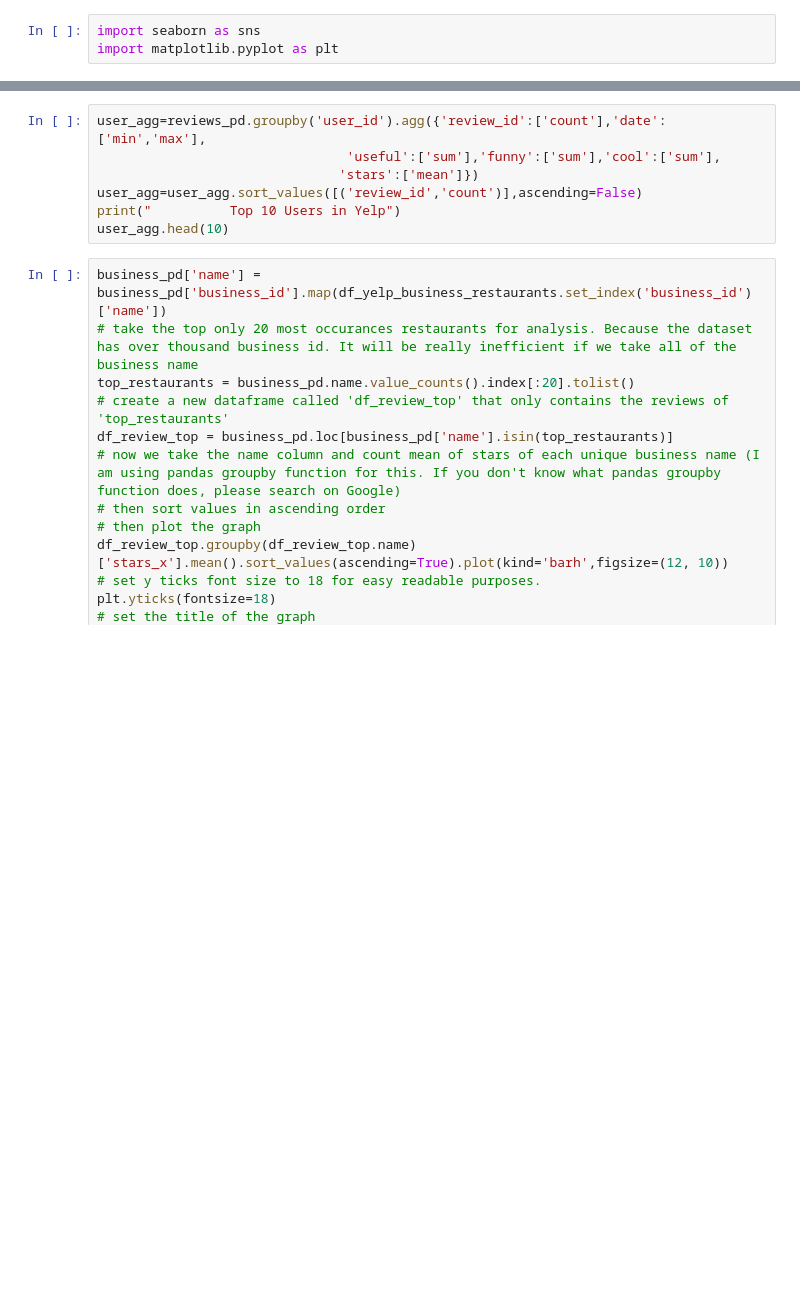
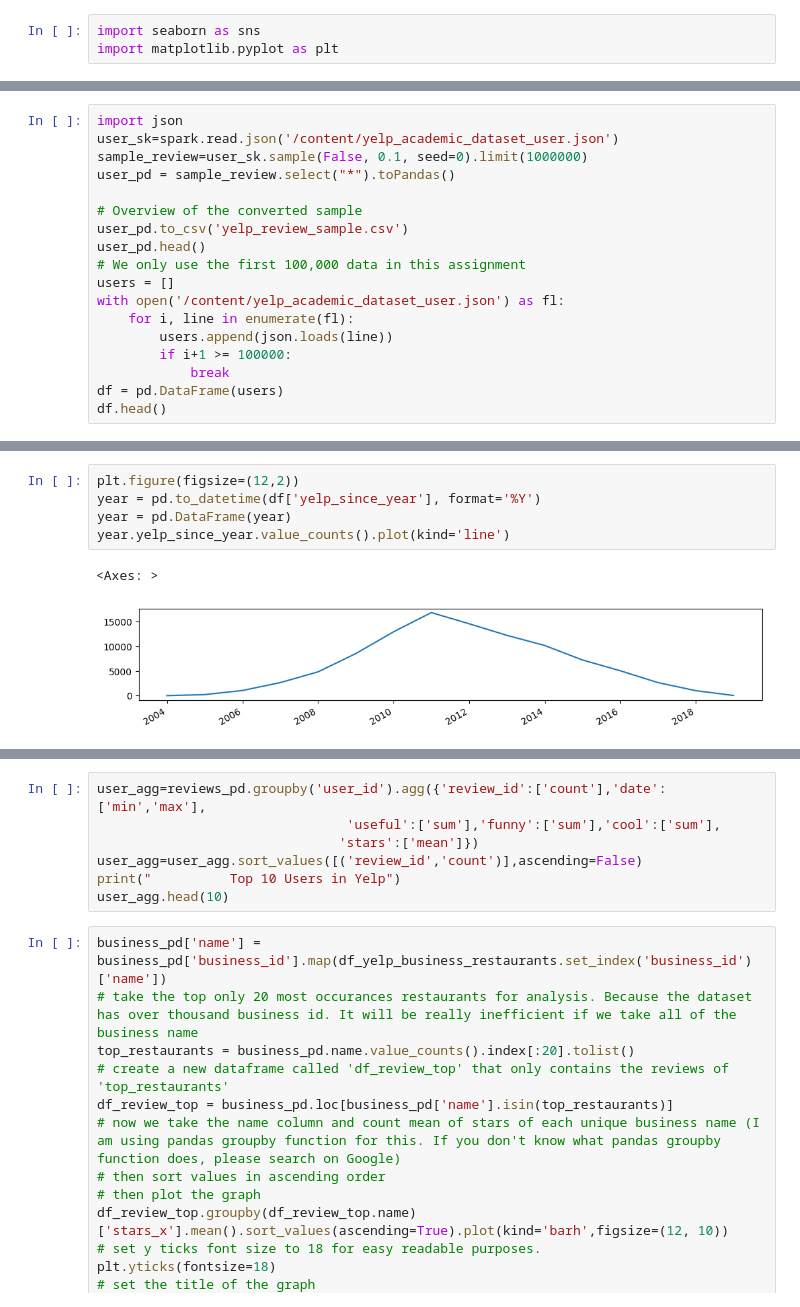
Before and after one commit to gbr-git/Masters_Project, a Jupyter notebook: Customer_Feedback_Analysis_Project.ipynb, the cells around one changed output, grey strips where cells are left out. Saved outputs shown, nothing was run; the diff lists cells and outputs as text; blank space fills up the shorter version.

```diff
--- a/Customer_Feedback_Analysis_Project.ipynb
+++ b/Customer_Feedback_Analysis_Project.ipynb
@@ -202,0 +392,18 @@ rp = pt.RainCloud(x=review_business_data_merged['stars_x'],y=review_business_dat
+# %%
+import json
+user_sk=spark.read.json('/content/yelp_academic_dataset_user.json')
+sample_review=user_sk.sample(False, 0.1, seed=0).limit(1000000)
+user_pd = sample_review.select("*").toPandas()
+
+# Overview of the converted sample
+user_pd.to_csv('yelp_review_sample.csv')
+user_pd.head()
+# We only use the first 100,000 data in this assignment
+users = []
+with open('/content/yelp_academic_dataset_user.json') as fl:
+    for i, line in enumerate(fl):
+        users.append(json.loads(line))
+        if i+1 >= 100000:
+            break
+df = pd.DataFrame(users)
+df.head()
@@ -202,0 +487,8 @@ rp = pt.RainCloud(x=review_business_data_merged['stars_x'],y=review_business_dat
+# %%
+plt.figure(figsize=(12,2))
+year = pd.to_datetime(df['yelp_since_year'], format='%Y')
+year = pd.DataFrame(year)
+year.yelp_since_year.value_counts().plot(kind='line')
+# %% [output]
+<Axes: >
+[figure, added]
```
Also changed, not shown: parts of 90 cells of this notebook.
